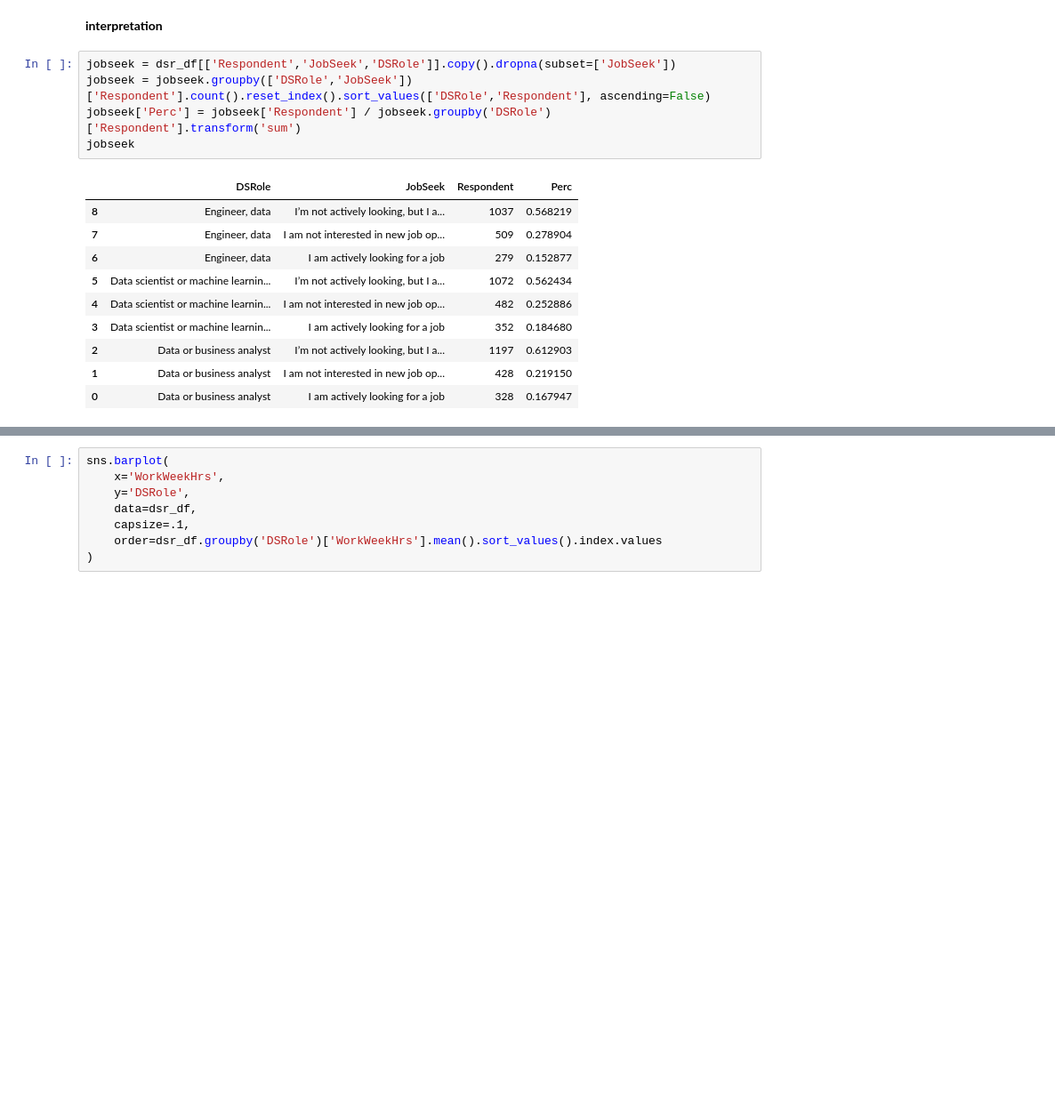
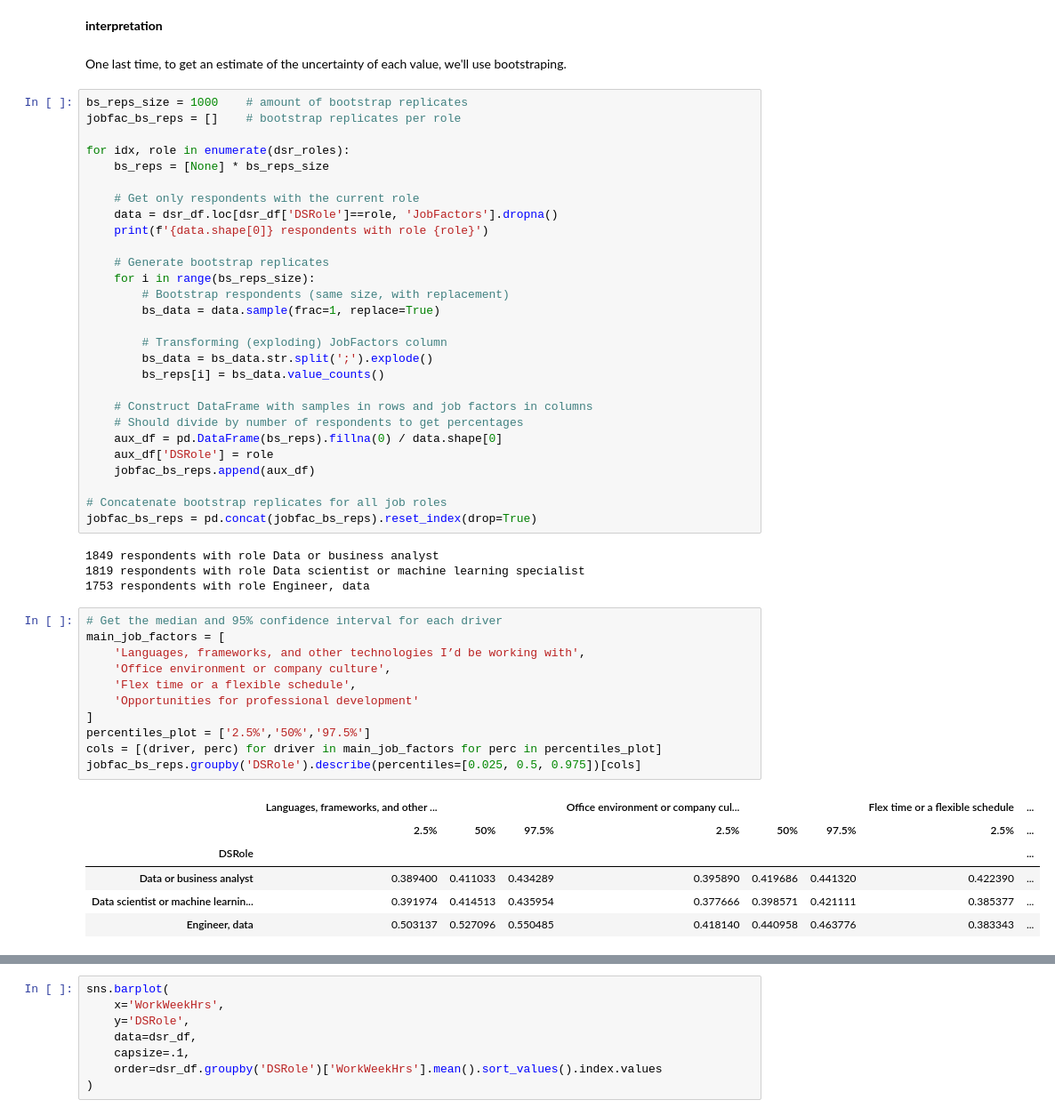
Before and after one commit to fehtakaoka/data-jobs-idiosyncrasies, a Jupyter notebook: Analysis.ipynb, the cells around one changed output, grey strips where cells are left out. Shown at 89% size. Drawn from its saved outputs; the diff is of its cells as text; blank space fills up the shorter version.

Commit message:
Bootstrap of job factors

```diff
--- a/Analysis.ipynb
+++ b/Analysis.ipynb
@@ -336,19 +345,55 @@ jobfactors.pivot(index='Rank', columns='DSRole', values='JobFactors')
 # %% [markdown]
 **interpretation**
-# %%
-jobseek = dsr_df[['Respondent','JobSeek','DSRole']].copy().dropna(subset=['JobSeek'])
-jobseek = jobseek.groupby(['DSRole','JobSeek'])['Respondent'].count().reset_index().sort_values(['DSRole','Respondent'], ascending=False)
-jobseek['Perc'] = jobseek['Respondent'] / jobseek.groupby('DSRole')['Respondent'].transform('sum')
-jobseek
-# %% [output]
-|  | DSRole | JobSeek | Respondent | Perc |
-| 8 | Engineer, data | I’m not actively looking, but I a... | 1037 | 0.568219 |
-| 7 | Engineer, data | I am not interested in new job op... | 509 | 0.278904 |
-| 6 | Engineer, data | I am actively looking for a job | 279 | 0.152877 |
-| 5 | Data scientist or machine learnin... | I’m not actively looking, but I a... | 1072 | 0.562434 |
-| 4 | Data scientist or machine learnin... | I am not interested in new job op... | 482 | 0.252886 |
-| 3 | Data scientist or machine learnin... | I am actively looking for a job | 352 | 0.184680 |
-| 2 | Data or business analyst | I’m not actively looking, but I a... | 1197 | 0.612903 |
-| 1 | Data or business analyst | I am not interested in new job op... | 428 | 0.219150 |
-| 0 | Data or business analyst | I am actively looking for a job | 328 | 0.167947 |
+# %% [markdown]
+One last time, to get an estimate of the uncertainty of each value, we'll use bootstraping.
+# %%
+bs_reps_size = 1000    # amount of bootstrap replicates
+jobfac_bs_reps = []    # bootstrap replicates per role
+
+for idx, role in enumerate(dsr_roles):
+    bs_reps = [None] * bs_reps_size
+
+    # Get only respondents with the current role
+    data = dsr_df.loc[dsr_df['DSRole']==role, 'JobFactors'].dropna()
+    print(f'{data.shape[0]} respondents with role {role}')
+
+    # Generate bootstrap replicates
+    for i in range(bs_reps_size):
+        # Bootstrap respondents (same size, with replacement)
+        bs_data = data.sample(frac=1, replace=True)
+
+        # Transforming (exploding) JobFactors column
+        bs_data = bs_data.str.split(';').explode()
+        bs_reps[i] = bs_data.value_counts()
+
+    # Construct DataFrame with samples in rows and job factors in columns
+    # Should divide by number of respondents to get percentages
+    aux_df = pd.DataFrame(bs_reps).fillna(0) / data.shape[0]
+    aux_df['DSRole'] = role
+    jobfac_bs_reps.append(aux_df)
+
+# Concatenate bootstrap replicates for all job roles
+jobfac_bs_reps = pd.concat(jobfac_bs_reps).reset_index(drop=True)
+# %% [output]
+1849 respondents with role Data or business analyst
+1819 respondents with role Data scientist or machine learning specialist
+1753 respondents with role Engineer, data
+# %%
+# Get the median and 95% confidence interval for each driver
+main_job_factors = [
+    'Languages, frameworks, and other technologies I’d be working with',
+    'Office environment or company culture',
+    'Flex time or a flexible schedule',
+    'Opportunities for professional development'
+]
+percentiles_plot = ['2.5%','50%','97.5%']
+cols = [(driver, perc) for driver in main_job_factors for perc in percentiles_plot]
+jobfac_bs_reps.groupby('DSRole').describe(percentiles=[0.025, 0.5, 0.975])[cols]
+# %% [output]
+|  | Languages, frameworks, and other ... |  |  | Office environment or company cul... |  |  | Flex time or a flexible schedule | ... |
+|  | 2.5% | 50% | 97.5% | 2.5% | 50% | 97.5% | 2.5% | ... |
+| DSRole |  |  |  |  |  |  |  | ... |
+| Data or business analyst | 0.389400 | 0.411033 | 0.434289 | 0.395890 | 0.419686 | 0.441320 | 0.422390 | ... |
+| Data scientist or machine learnin... | 0.391974 | 0.414513 | 0.435954 | 0.377666 | 0.398571 | 0.421111 | 0.385377 | ... |
+| Engineer, data | 0.503137 | 0.527096 | 0.550485 | 0.418140 | 0.440958 | 0.463776 | 0.383343 | ... |
 # %% [markdown]
```
Also changed, not shown: parts of 12 cells of this notebook.
